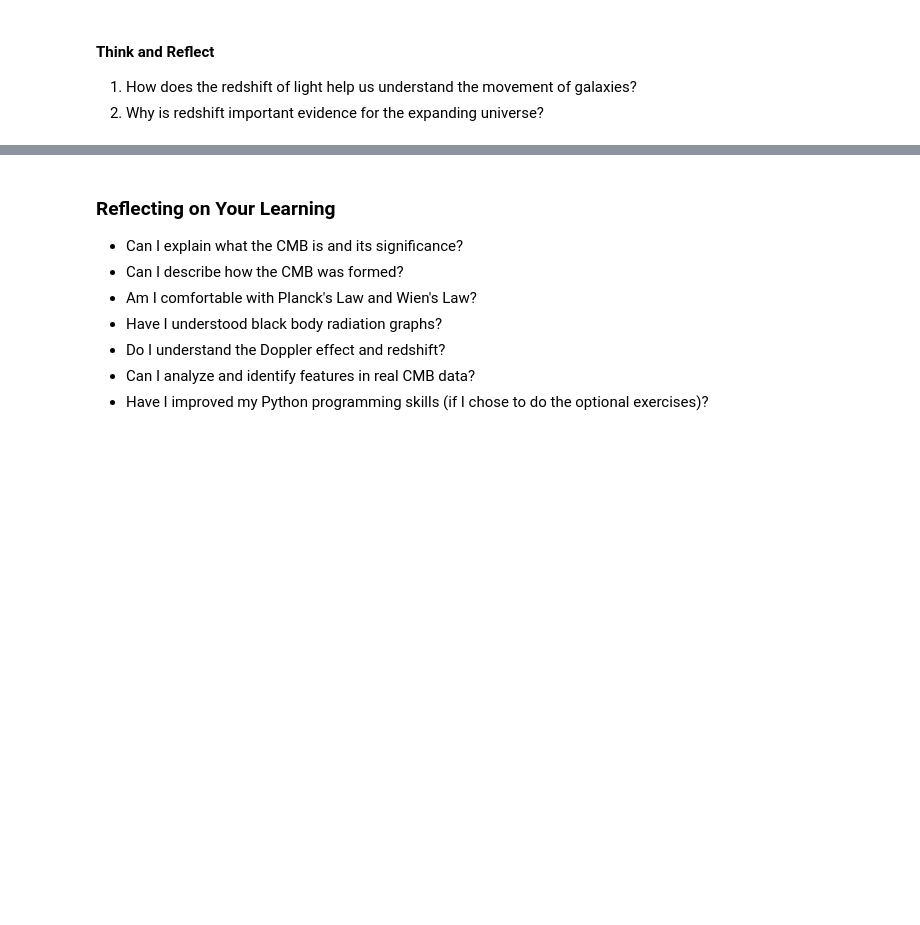
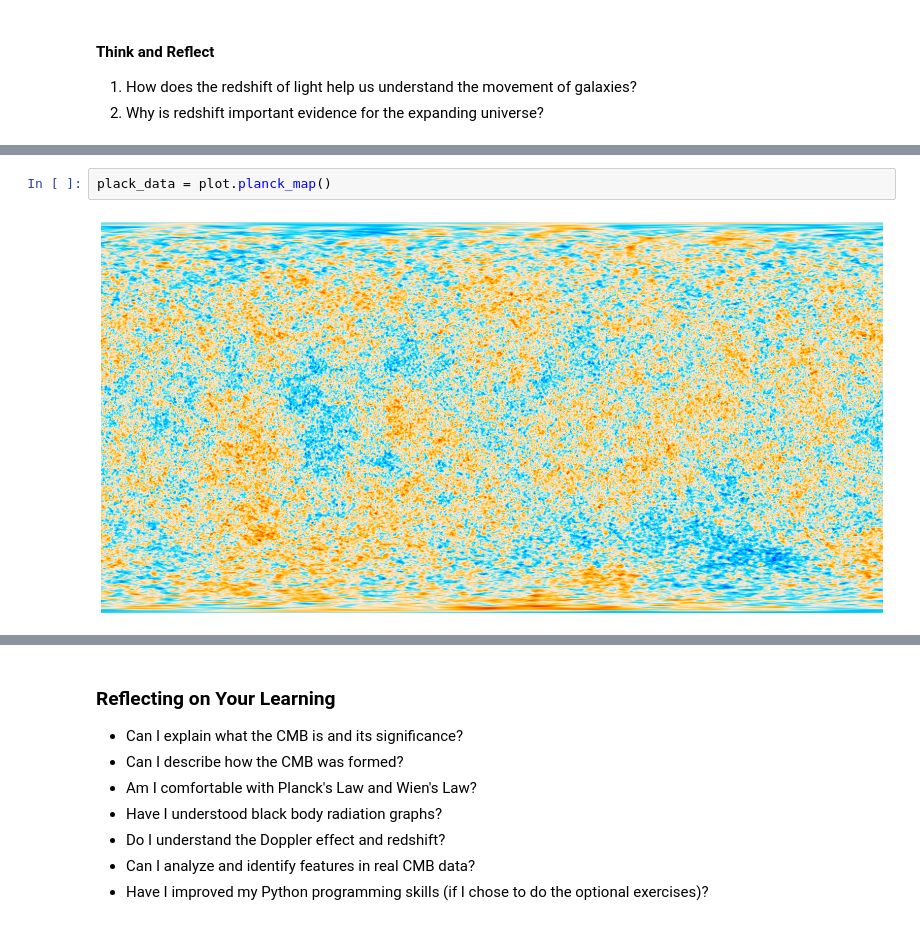
Before and after one commit to louisbranch/cmb_workshop, a Jupyter notebook: notebook_v2.ipynb, the cells around one changed output, grey strips where cells are left out. Cells and saved outputs as stored; diff of their text form; blank space fills up the shorter version.

Commit message:
Add plot to calculated std visually

```diff
--- a/notebook_v2.ipynb
+++ b/notebook_v2.ipynb
@@ -262,0 +293,4 @@ FloatSlider(value=300.0, continuous_update=False, description='Temperature (K):'
+# %%
+plack_data = plot.planck_map()
+# %% [output]
+[figure, added]
```
Also changed, not shown: parts of 15 cells of this notebook, 2 other files.
